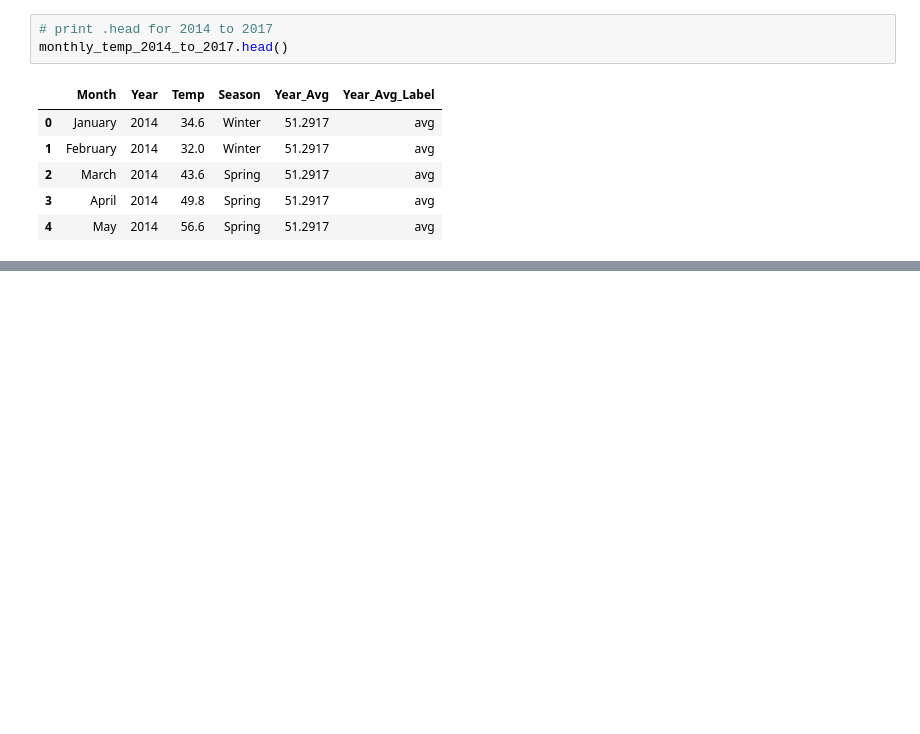
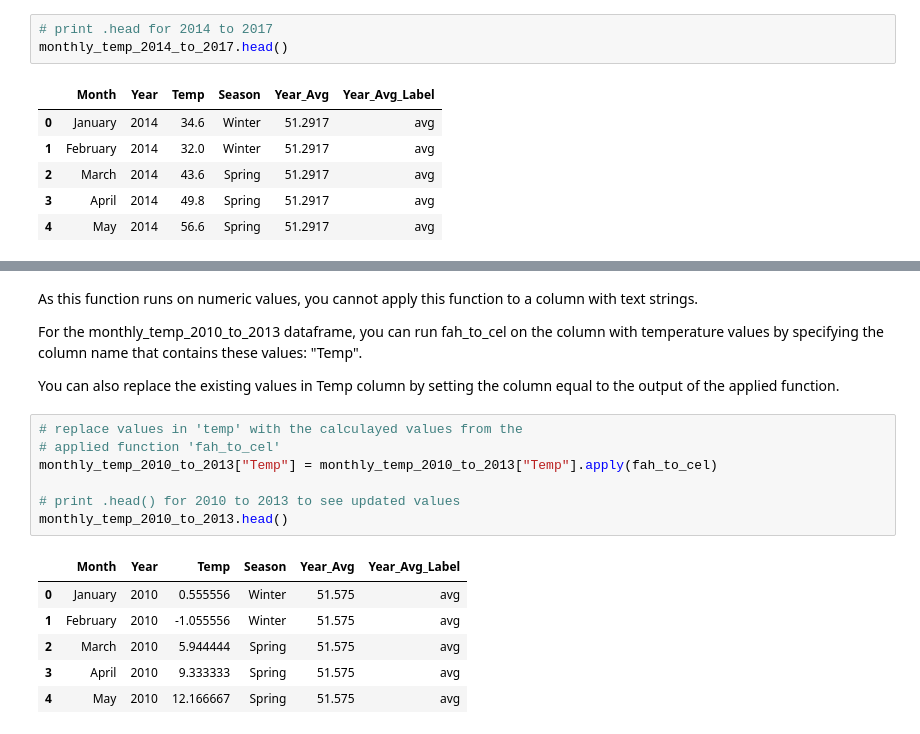
Before and after one commit to geo-py/ea-bootcamp-day-12, a Jupyter notebook: markb-data-wrangling-pandas.ipynb, the cells around one changed output, grey strips where cells are left out. Saved outputs shown, nothing was run; the diff lists cells and outputs as text; blank space fills up the shorter version.

```diff
--- a/markb-data-wrangling-pandas.ipynb
+++ b/markb-data-wrangling-pandas.ipynb
@@ -73,0 +92,20 @@ monthly_temp_2014_to_2017.head()
+# %% [markdown]
+As this function runs on numeric values, you cannot apply this function to a column with text strings.
+
+For the monthly_temp_2010_to_2013 dataframe, you can run fah_to_cel on the column with temperature values by specifying the column name that contains these values: "Temp".
+
+You can also replace the existing values in Temp column by setting the column equal to the output of the applied function.
+# %%
+# replace values in 'temp' with the calculayed values from the
+# applied function 'fah_to_cel'
+monthly_temp_2010_to_2013["Temp"] = monthly_temp_2010_to_2013["Temp"].apply(fah_to_cel)
+
+# print .head() for 2010 to 2013 to see updated values
+monthly_temp_2010_to_2013.head()
+# %% [output]
+|  | Month | Year | Temp | Season | Year_Avg | Year_Avg_Label |
+| 0 | January | 2010 | 0.555556 | Winter | 51.575 | avg |
+| 1 | February | 2010 | -1.055556 | Winter | 51.575 | avg |
+| 2 | March | 2010 | 5.944444 | Spring | 51.575 | avg |
+| 3 | April | 2010 | 9.333333 | Spring | 51.575 | avg |
+| 4 | May | 2010 | 12.166667 | Spring | 51.575 | avg |
```
Also changed, not shown: parts of 32 cells of this notebook.
